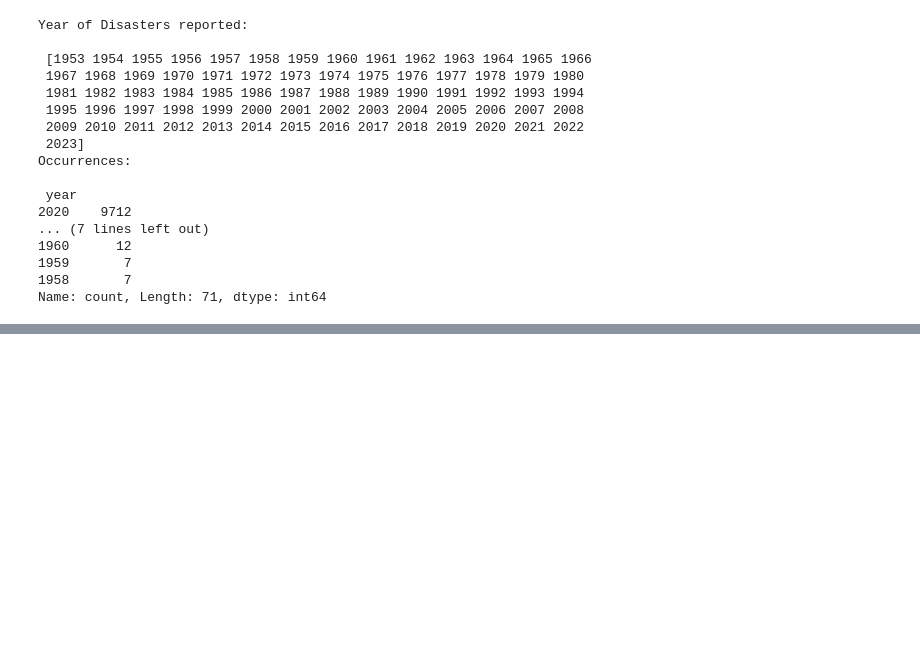
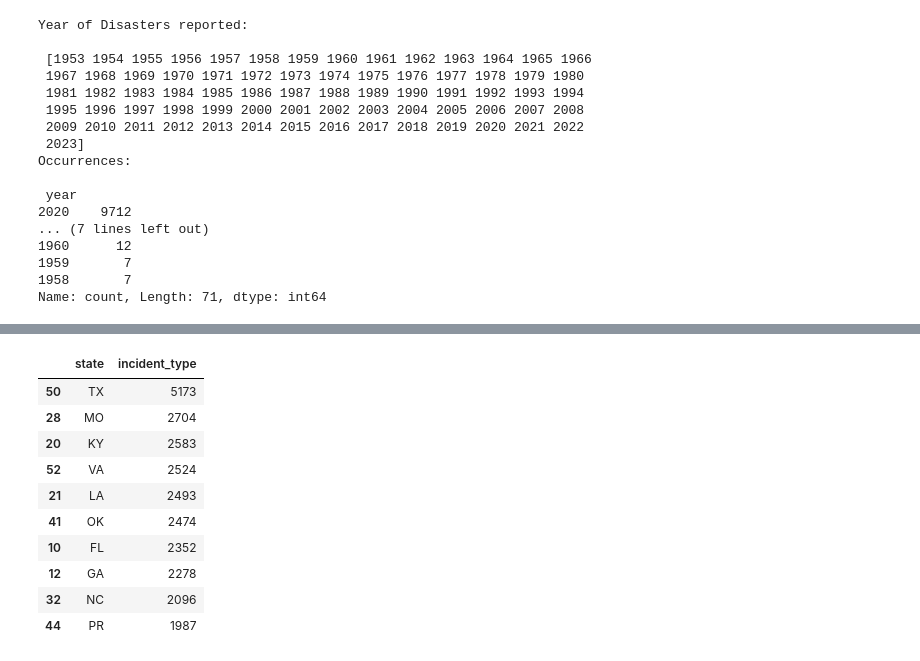
Before and after one commit to helloklow/natural_disasters, a Jupyter notebook: notebooks/low_data_wrangling.ipynb, the cells around one changed output, grey strips where cells are left out. Drawn from its saved outputs; the diff is of its cells as text; code cells hidden in the pictures; blank space fills up the shorter version.

```diff
--- a/notebooks/low_data_wrangling.ipynb
+++ b/notebooks/low_data_wrangling.ipynb
@@ -261,0 +295,18 @@ Name: count, Length: 71, dtype: int64
+# %%
+# Explore states at highest risk
+state_risk= df[['state','incident_type']].groupby('state').count()
+state_risk.reset_index(inplace=True)
+state_risk=state_risk.sort_values(by='incident_type',ascending=False).head(10)
+state_risk
+# %% [output]
+|  | state | incident_type |
+| 50 | TX | 5173 |
+| 28 | MO | 2704 |
+| 20 | KY | 2583 |
+| 52 | VA | 2524 |
+| 21 | LA | 2493 |
+| 41 | OK | 2474 |
+| 10 | FL | 2352 |
+| 12 | GA | 2278 |
+| 32 | NC | 2096 |
+| 44 | PR | 1987 |
```
Also changed, not shown: parts of 5 cells of this notebook.
